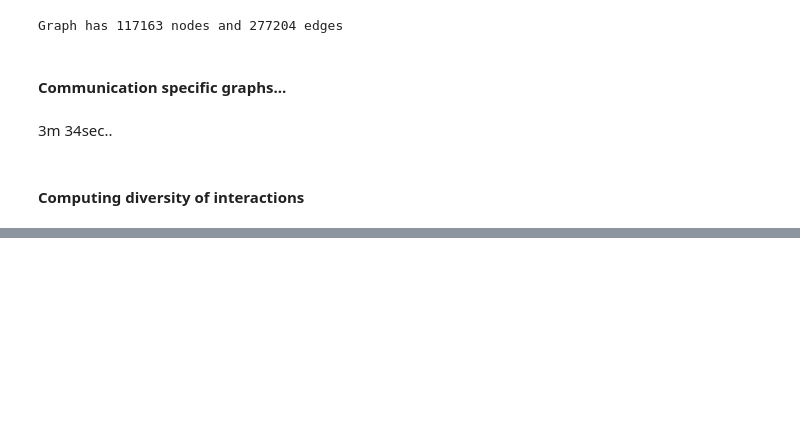
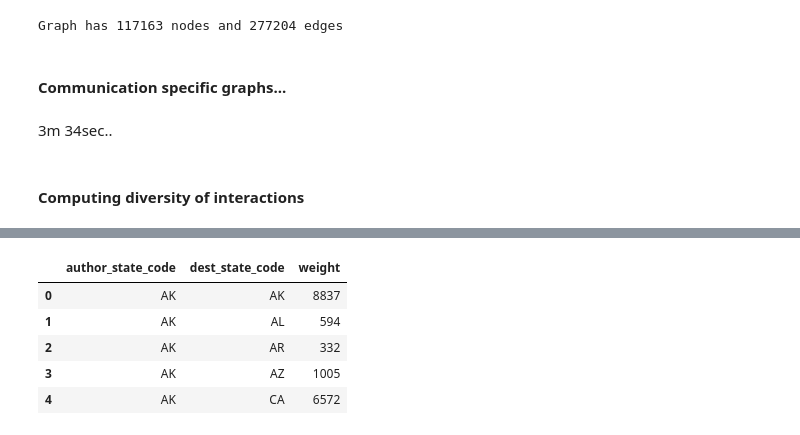
Before and after one commit to florentinafabregas/Group_K_SeminarsInDataScience, a Jupyter notebook: main.ipynb, the cells around one changed output, grey strips where cells are left out. Saved outputs shown, nothing was run; the diff lists cells and outputs as text; code cells hidden in the pictures; blank space fills up the shorter version.

```diff
--- a/main.ipynb
+++ b/main.ipynb
@@ -137,0 +240,21 @@ for dim in dimensions:
+# %%
+#prepare state-level edges
+
+state_edges = (
+    dim_df.groupby(["author_state_code", "dest_state_code"])
+    .size()
+    .reset_index(name="weight")
+)
+
+state_edges = state_edges[state_edges["author_state_code"] != ""]  # drop missing
+
+
+state_edges.shape
+state_edges.head()
+# %% [output]
+|  | author_state_code | dest_state_code | weight |
+| 0 | AK | AK | 8837 |
+| 1 | AK | AL | 594 |
+| 2 | AK | AR | 332 |
+| 3 | AK | AZ | 1005 |
+| 4 | AK | CA | 6572 |
```
Also changed, not shown: parts of 15 cells of this notebook.
